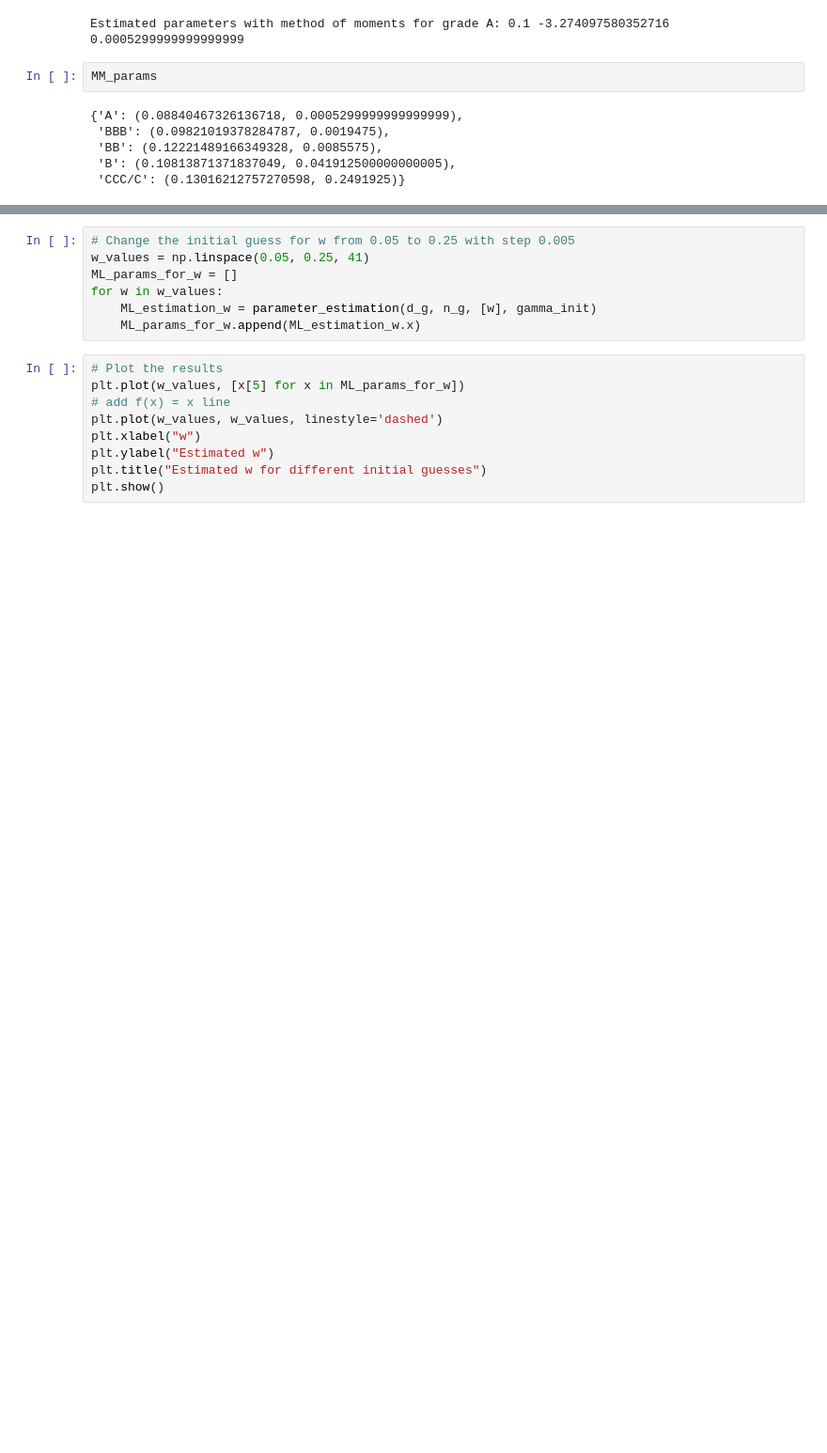
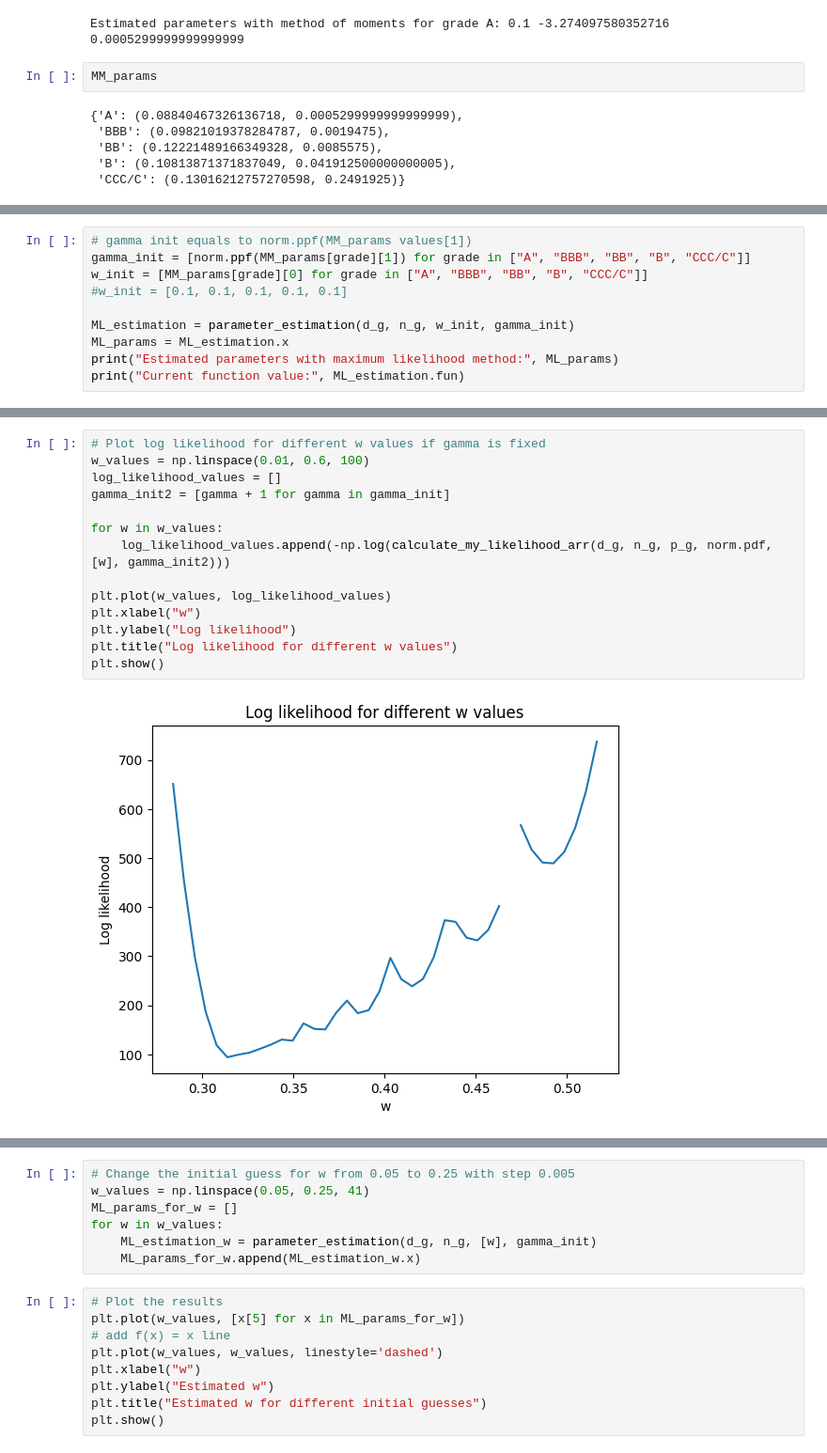
Before and after one commit to PeterKiss18/VasicekPDModel, a Jupyter notebook: Grades_MLE.ipynb, the cells around one changed output, grey strips where cells are left out. Shown at 94% size. Cells and saved outputs as stored; diff of their text form; blank space fills up the shorter version.

Commit message:
fix MM estimation, fix integrate abs error, fix variable change and likelihood function sens analysis at SP data.

```diff
--- a/Grades_MLE.ipynb
+++ b/Grades_MLE.ipynb
@@ -152,0 +158,10 @@ array([-3.27235190e+00, -2.88614321e+00, -2.38420155e+00, -1.72885781e+00,
+# %%
+# gamma init equals to norm.ppf(MM_params values[1])
+gamma_init = [norm.ppf(MM_params[grade][1]) for grade in ["A", "BBB", "BB", "B", "CCC/C"]]
+w_init = [MM_params[grade][0] for grade in ["A", "BBB", "BB", "B", "CCC/C"]]
+#w_init = [0.1, 0.1, 0.1, 0.1, 0.1]
+
+ML_estimation = parameter_estimation(d_g, n_g, w_init, gamma_init)
+ML_params = ML_estimation.x
+print("Estimated parameters with maximum likelihood method:", ML_params)
+print("Current function value:", ML_estimation.fun)
@@ -152,0 +232,16 @@ array([-3.27235190e+00, -2.88614321e+00, -2.38420155e+00, -1.72885781e+00,
+# %%
+# Plot log likelihood for different w values if gamma is fixed
+w_values = np.linspace(0.01, 0.6, 100)
+log_likelihood_values = []
+gamma_init2 = [gamma + 1 for gamma in gamma_init]
+
+for w in w_values:
+    log_likelihood_values.append(-np.log(calculate_my_likelihood_arr(d_g, n_g, p_g, norm.pdf, [w], gamma_init2)))
+
+plt.plot(w_values, log_likelihood_values)
+plt.xlabel("w")
+plt.ylabel("Log likelihood")
+plt.title("Log likelihood for different w values")
+plt.show()
+# %% [output]
+[figure, added]
```
Also changed, not shown: parts of 76 cells of this notebook, 6 other files.
